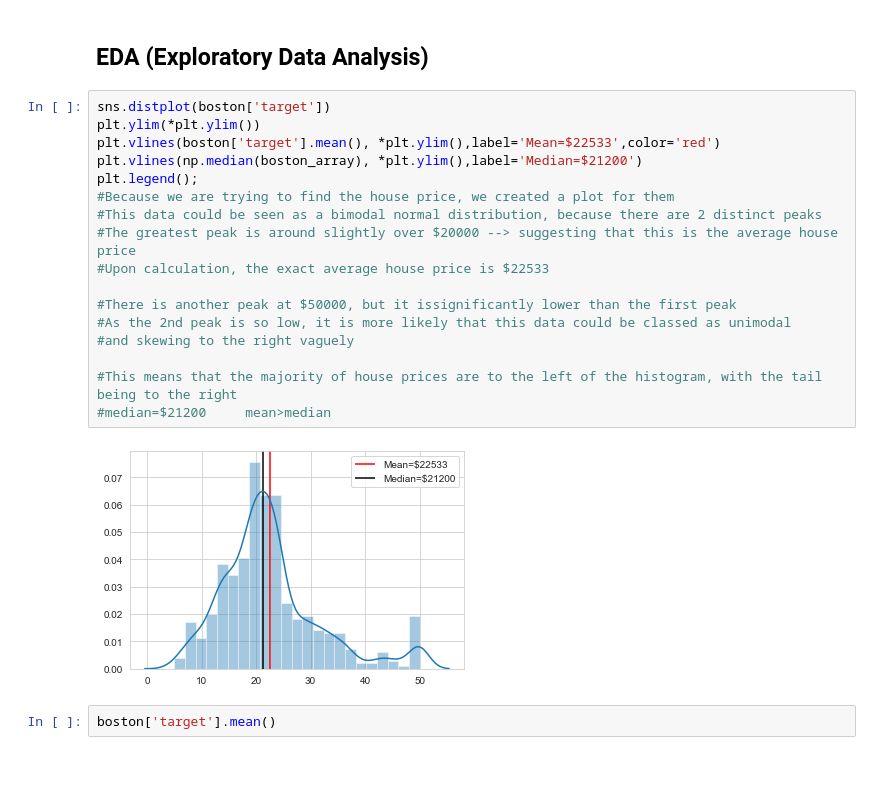
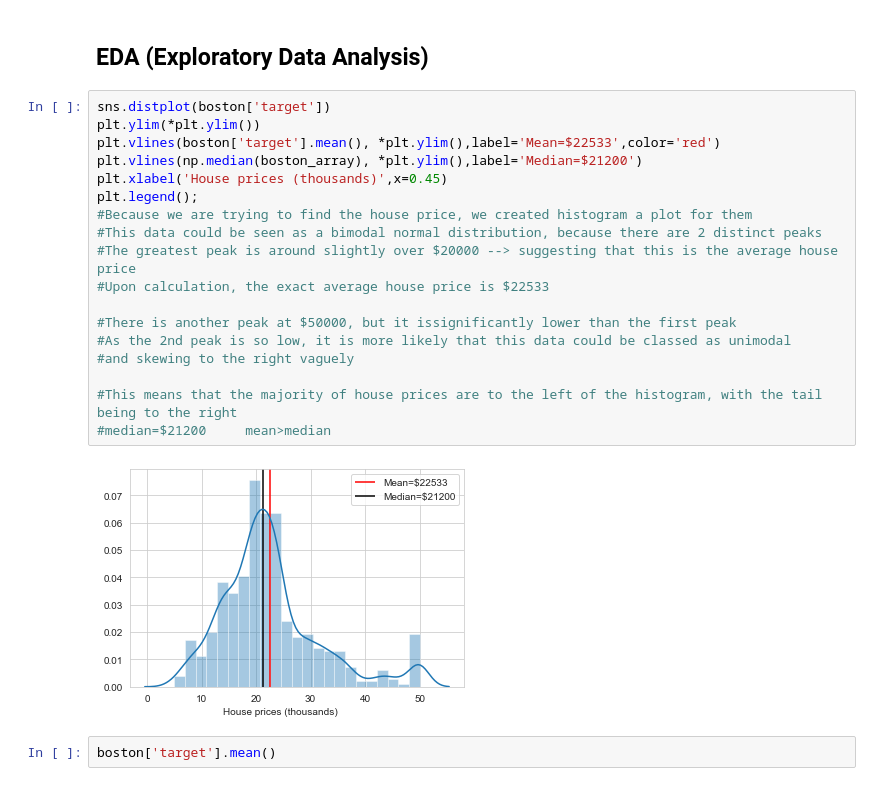
Before and after one commit to pitterb/PITTER-S-WORK, a Jupyter notebook: Linear Regression projects/Linear Regression - US house prices.ipynb, the cells around one changed output. Cells and saved outputs as stored; diff of their text form.

```diff
--- a/Linear Regression projects/Linear Regression - US house prices.ipynb
+++ b/Linear Regression projects/Linear Regression - US house prices.ipynb
@@ -383,22 +383,23 @@ bos_feat.head() #dataframe of just the features, that contribute to the house pr
 # %%
 sns.distplot(boston['target'])
 plt.ylim(*plt.ylim())
 plt.vlines(boston['target'].mean(), *plt.ylim(),label='Mean=$22533',color='red')
 plt.vlines(np.median(boston_array), *plt.ylim(),label='Median=$21200')
+plt.xlabel('House prices (thousands)',x=0.45)
 plt.legend();
-#Because we are trying to find the house price, we created a plot for them
+#Because we are trying to find the house price, we created histogram a plot for them
 #This data could be seen as a bimodal normal distribution, because there are 2 distinct peaks
 #The greatest peak is around slightly over $20000 --> suggesting that this is the average house price
 #Upon calculation, the exact average house price is $22533
 
 #There is another peak at $50000, but it issignificantly lower than the first peak
 #As the 2nd peak is so low, it is more likely that this data could be classed as unimodal
 #and skewing to the right vaguely
 
 #This means that the majority of house prices are to the left of the histogram, with the tail being to the right
 #median=$21200     mean>median
 # %% [output]
-[figure, old version]
+[figure, new version]
 # %%
 boston['target'].mean()
 # %% [output]
```
